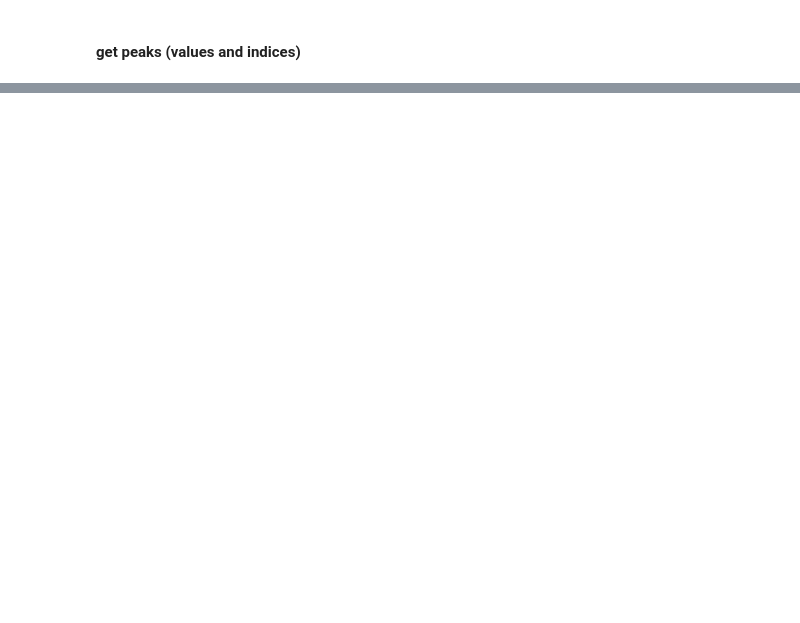
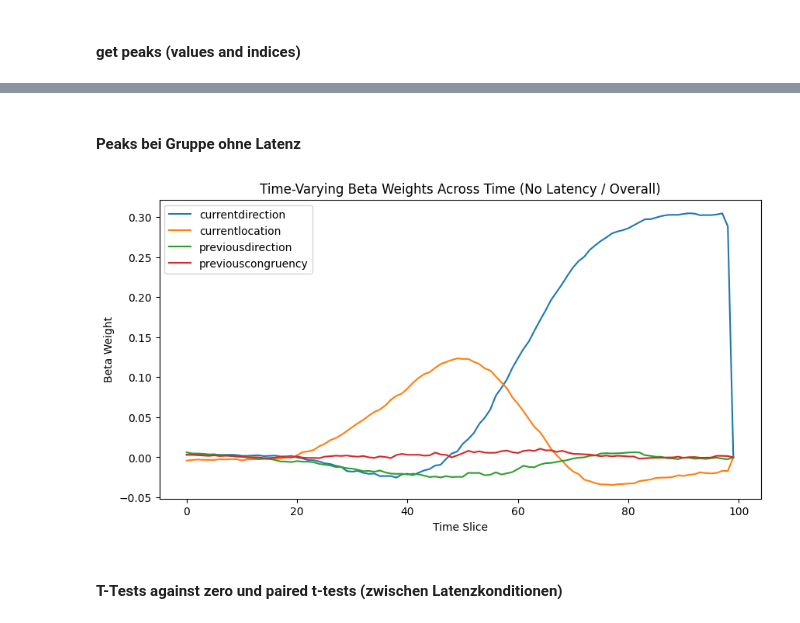
Before and after one commit to Michael1Mueller/continuousSimonTask, a Jupyter notebook: preprocessing.ipynb, the cells around one changed output, grey strips where cells are left out. Saved outputs shown, nothing was run; the diff lists cells and outputs as text; code cells hidden in the pictures; blank space fills up the shorter version.

```diff
--- a/preprocessing.ipynb
+++ b/preprocessing.ipynb
@@ -1610,0 +1592,15 @@ plt.show()
+# %% [markdown]
+#### Peaks bei Gruppe ohne Latenz
+# %%
+plt.figure(figsize=(10, 5))
+for i in range(4):
+    plt.plot(beta_weights_no_latency_overall.index, beta_weights_no_latency_overall.iloc[:, i], label=f"{predictor_columns[i]}")
+plt.xlabel("Time Slice")
+plt.ylabel("Beta Weight")
+plt.legend()
+plt.title(f"Time-Varying Beta Weights Across Time (No Latency / Overall)")
+plt.show()
+# %% [output]
+[figure, added]
+# %% [markdown]
+#### T-Tests against zero und paired t-tests (zwischen Latenzkonditionen)
```
Also changed, not shown: parts of 50 cells of this notebook.
